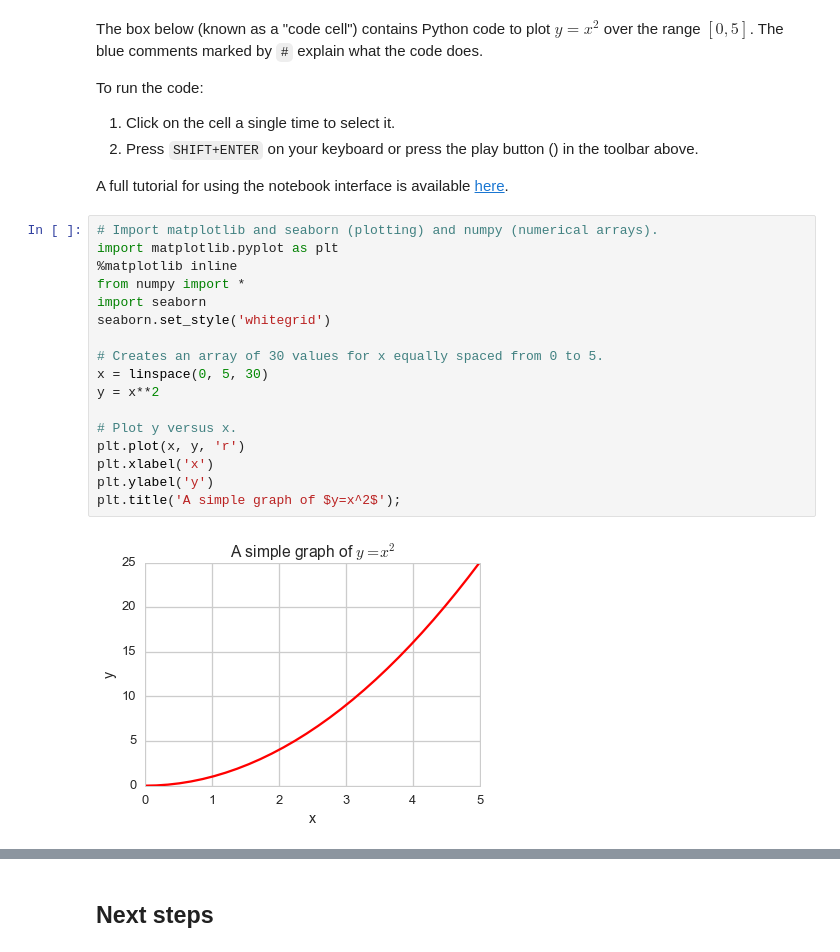
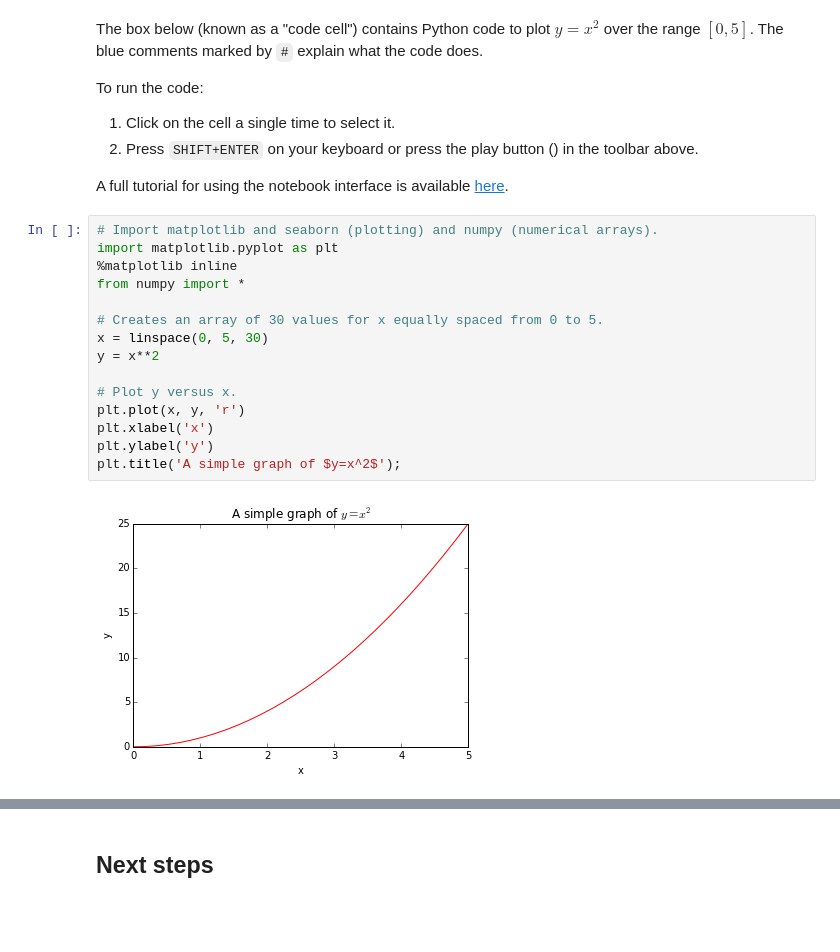
Before and after one commit to jupyter/nature-demo, a Jupyter notebook: Nature.ipynb, the cells around one changed output, grey strips where cells are left out. Cells and saved outputs as stored; diff of their text form; blank space fills up the shorter version.

```diff
--- a/Nature.ipynb
+++ b/Nature.ipynb
@@ -21,22 +21,20 @@ A full tutorial for using the notebook interface is available [here](http://nbvi
 # %%
 # Import matplotlib and seaborn (plotting) and numpy (numerical arrays).
 import matplotlib.pyplot as plt
 %matplotlib inline
 from numpy import *
-import seaborn
-seaborn.set_style('whitegrid')
 
 # Creates an array of 30 values for x equally spaced from 0 to 5.
 x = linspace(0, 5, 30)
 y = x**2
 
 # Plot y versus x.
 plt.plot(x, y, 'r')
 plt.xlabel('x')
 plt.ylabel('y')
 plt.title('A simple graph of $y=x^2$');
 # %% [output]
-[figure, old version]
+[figure, new version]
 # %% [markdown]
 Above, you should see a plot of $y=x^2$.
 
```
Also changed, not shown: parts of 12 cells of this notebook.
